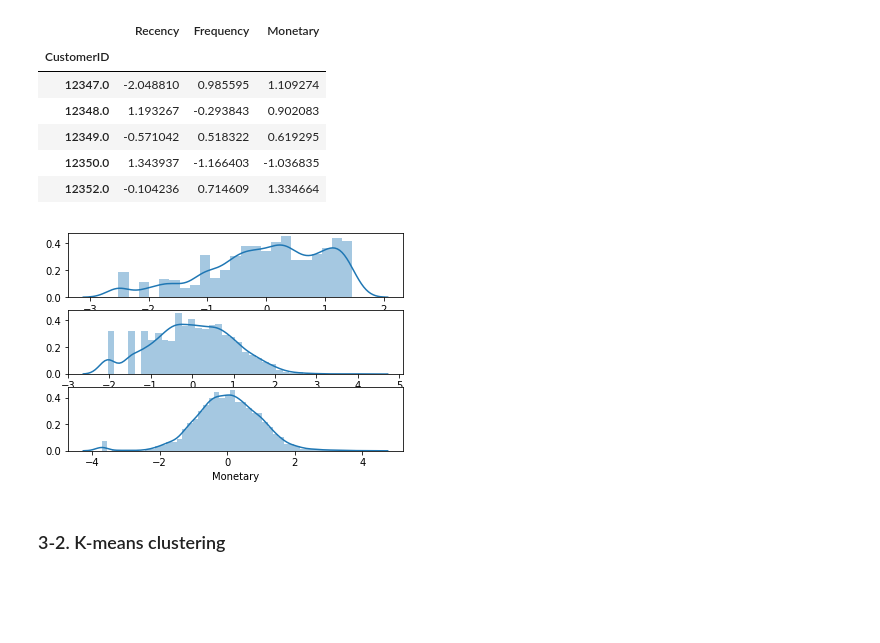
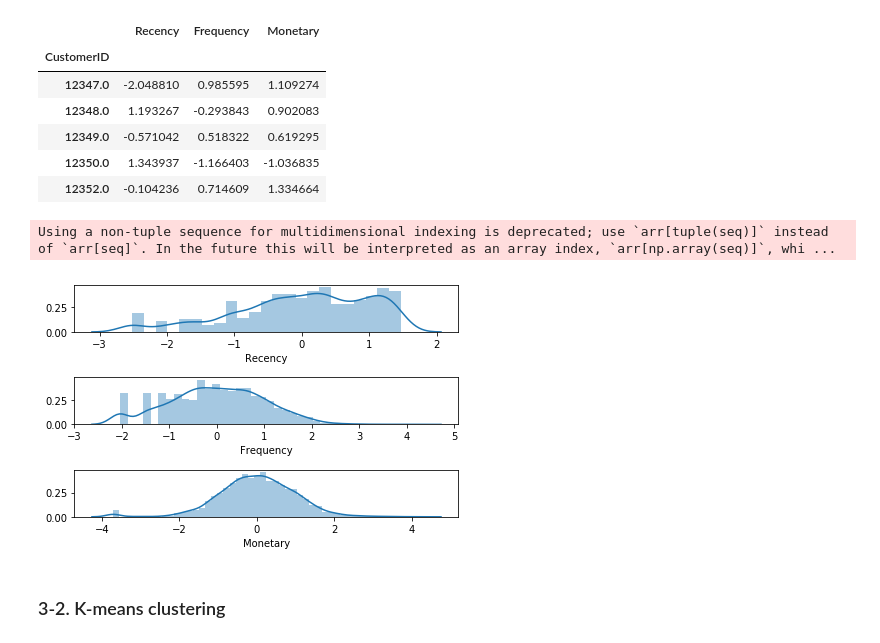
Before and after one commit to jjone36/Cohort, a Jupyter notebook: Cohort_Anaylsis_Medium.ipynb, the cells around one changed output. Drawn from its saved outputs; the diff is of its cells as text; code cells hidden in the pictures; blank space fills up the shorter version.

```diff
--- a/Cohort_Anaylsis_Medium.ipynb
+++ b/Cohort_Anaylsis_Medium.ipynb
@@ -255,7 +268,7 @@ scaler = StandardScaler()
 rfm_scaled = scaler.fit_transform(rfm_log)
 # %%
 # transform into a dataframe
-rfm_scaled = pd.DataFrame(rfm_scaled, index = datamart.index, columns = rfm_log.columns)
+rfm_scaled = pd.DataFrame(rfm_scaled, index = rfm.index, columns = rfm_log.columns)
 rfm_scaled.head()
 # %% [output]
 |  | Recency | Frequency | Monetary |
@@ -267,13 +280,15 @@ rfm_scaled.head()
 | 12352.0 | -0.104236 | 0.714609 | 1.334664 |
 # %%
 # plot the distribution of RFM values
-plt.subplot(3, 1, 1); sns.distplot(rfm_scaled.Recency)
-plt.subplot(3, 1, 2); sns.distplot(rfm_scaled.Frequency)
-plt.subplot(3, 1, 3); sns.distplot(rfm_scaled.Monetary)
+plt.subplot(3, 1, 1); sns.distplot(rfm_scaled.Recency, label = 'Recency')
+plt.subplot(3, 1, 2); sns.distplot(rfm_scaled.Frequency, label = 'Frequency')
+plt.subplot(3, 1, 3); sns.distplot(rfm_scaled.Monetary, label = 'Monetary')
 
+plt.tight_layout()
 plt.show()
 # %% [output]
+Using a non-tuple sequence for multidimensional indexing is deprecated; use `arr[tuple(seq)]` instead of `arr[seq]`. In the future this will be interpreted as an array index, `arr[np.array(seq)]`, whi ...
-[figure, old version]
+[figure, new version]
 # %% [markdown]
 ### 3-2. K-means clustering
 # %% [markdown]
```
Also changed, not shown: parts of 31 cells of this notebook, 2 other files.
